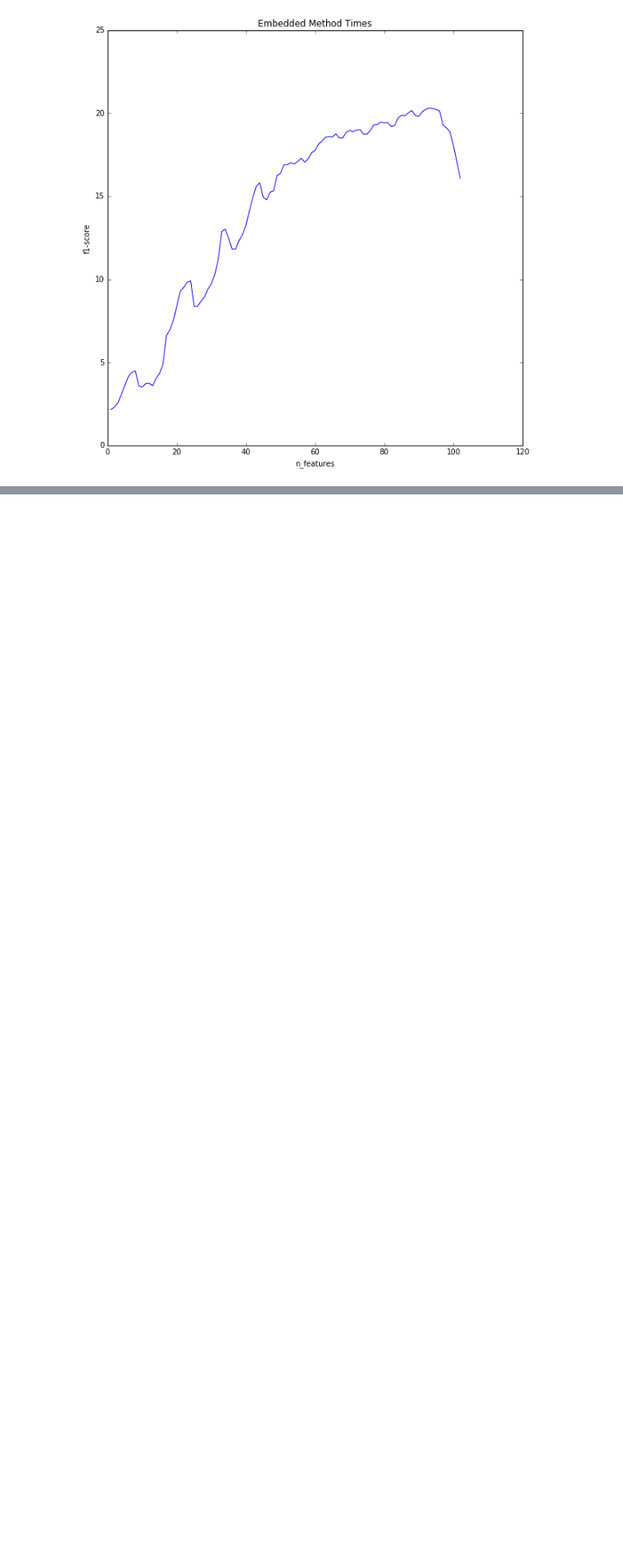
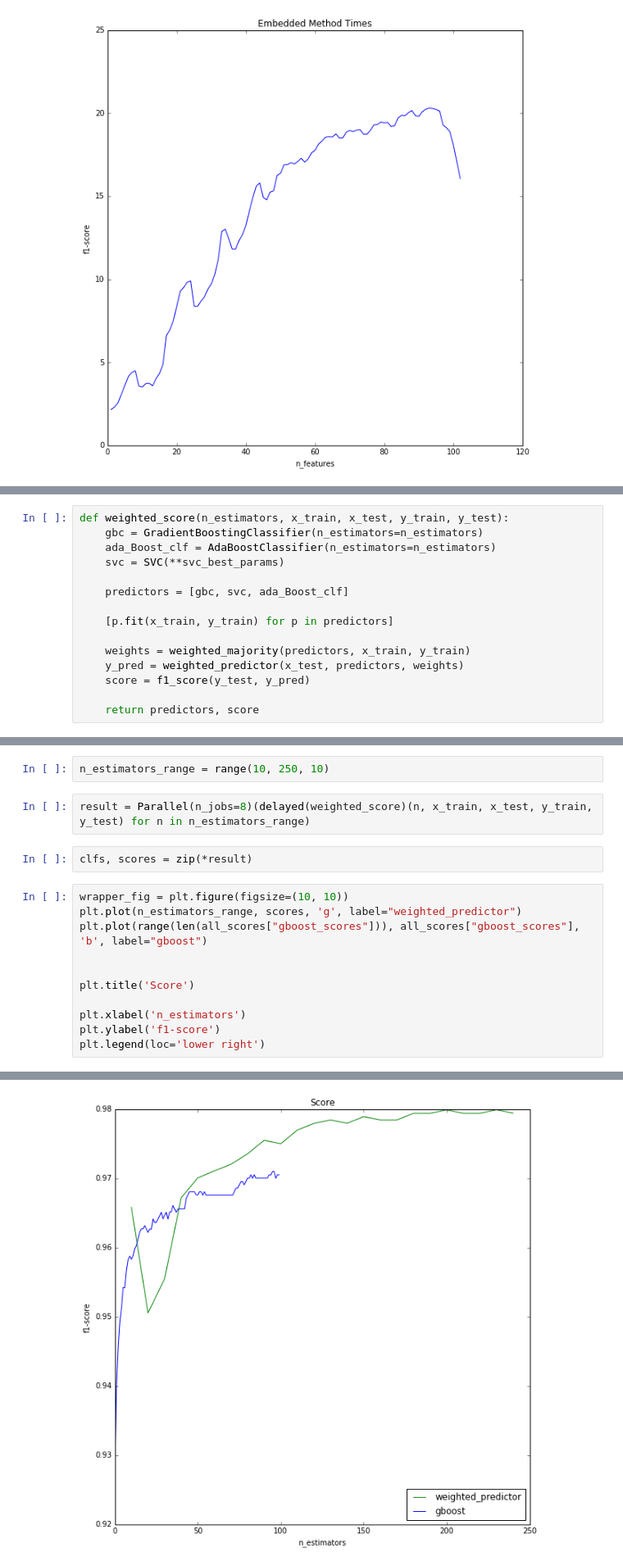
Before and after one commit to KopBob/technosphere, a Jupyter notebook: ml2/hw1.ipynb, the cells around one changed output, grey strips where cells are left out. Shown at 82% size. Drawn from its saved outputs; the diff is of its cells as text; blank space fills up the shorter version.

```diff
--- a/ml2/hw1.ipynb
+++ b/ml2/hw1.ipynb
@@ -291,0 +344,15 @@ embedded_fig.savefig('embedded_method_times.png')
+# %%
+def weighted_score(n_estimators, x_train, x_test, y_train, y_test):
+    gbc = GradientBoostingClassifier(n_estimators=n_estimators)
+    ada_Boost_clf = AdaBoostClassifier(n_estimators=n_estimators)
+    svc = SVC(**svc_best_params)
+
+    predictors = [gbc, svc, ada_Boost_clf]
+
+    [p.fit(x_train, y_train) for p in predictors]
+
+    weights = weighted_majority(predictors, x_train, y_train)
+    y_pred = weighted_predictor(x_test, predictors, weights)
+    score = f1_score(y_test, y_pred)
+
+    return predictors, score
@@ -291,0 +361,18 @@ embedded_fig.savefig('embedded_method_times.png')
+# %%
+n_estimators_range = range(10, 250, 10)
+# %%
+result = Parallel(n_jobs=8)(delayed(weighted_score)(n, x_train, x_test, y_train, y_test) for n in n_estimators_range)
+# %%
+clfs, scores = zip(*result)
+# %%
+wrapper_fig = plt.figure(figsize=(10, 10))
+plt.plot(n_estimators_range, scores, 'g', label="weighted_predictor")
+plt.plot(range(len(all_scores["gboost_scores"])), all_scores["gboost_scores"], 'b', label="gboost")
+
+
+plt.title('Score')
+
+plt.xlabel('n_estimators')
+plt.ylabel('f1-score')
+plt.legend(loc='lower right')
+# %% [output]
@@ -291,0 +380 @@ embedded_fig.savefig('embedded_method_times.png')
+[figure, added]
```
Also changed, not shown: parts of 36 cells of this notebook, 11 other files.
